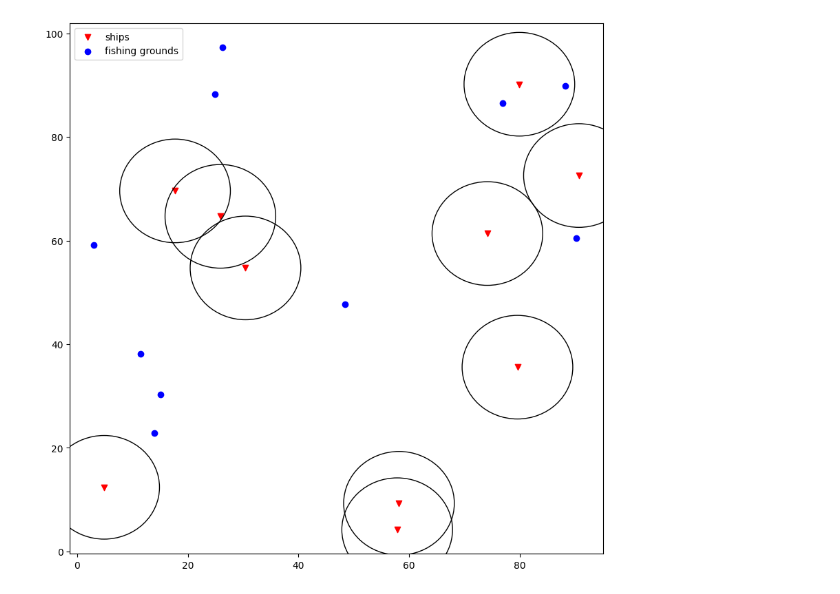
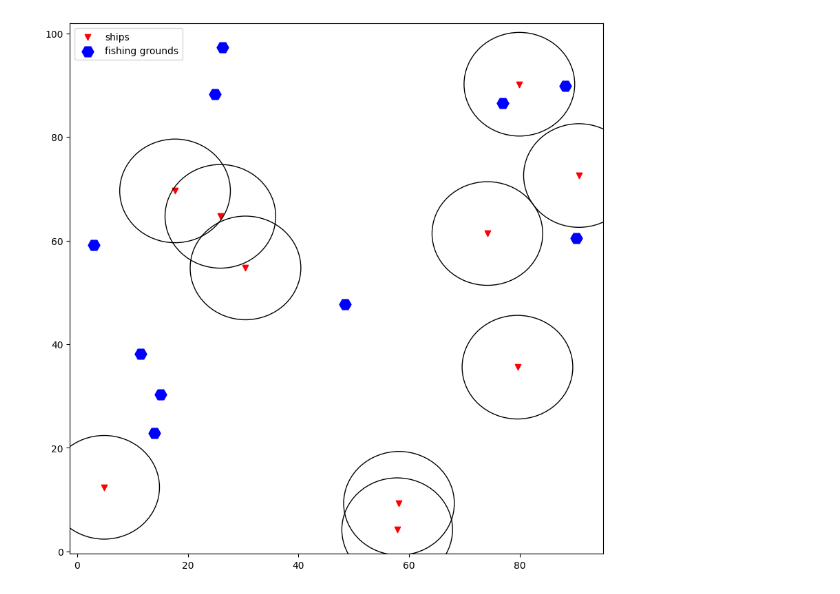
Before and after one commit to samlayton99/Optimal-Agentic-Swarm, a Jupyter notebook: fishin.ipynb, the cells around one changed output. Drawn from its saved outputs; the diff is of its cells as text; code cells hidden in the pictures.

```diff
--- a/fishin.ipynb
+++ b/fishin.ipynb
@@ -29,16 +78,16 @@ distances = calculate_ship_distance_from_grounds(ships, grounds)
 # %%
 plt.figure(figsize=(10, 10))
 # plot the ships and the fishing grounds
 plt.scatter(ships[:, 0], ships[:, 1], c='red', label='ships', marker='v')
-plt.scatter(grounds[:, 0], grounds[:, 1], c='blue', label='fishing grounds')
+plt.scatter(grounds[:, 0], grounds[:, 1], c='blue', label='fishing grounds', marker='H', s=150)
 
 # add a circle around the ships with a given radius
 radius = 10
 for ship in ships:
     plt.gca().add_artist(plt.Circle(ship, radius, fill=False))
 
 
 plt.legend()
 plt.show()
 # %% [output]
-[figure, old version]
+[figure, new version]
```
Also changed, not shown: parts of 3 cells of this notebook.
